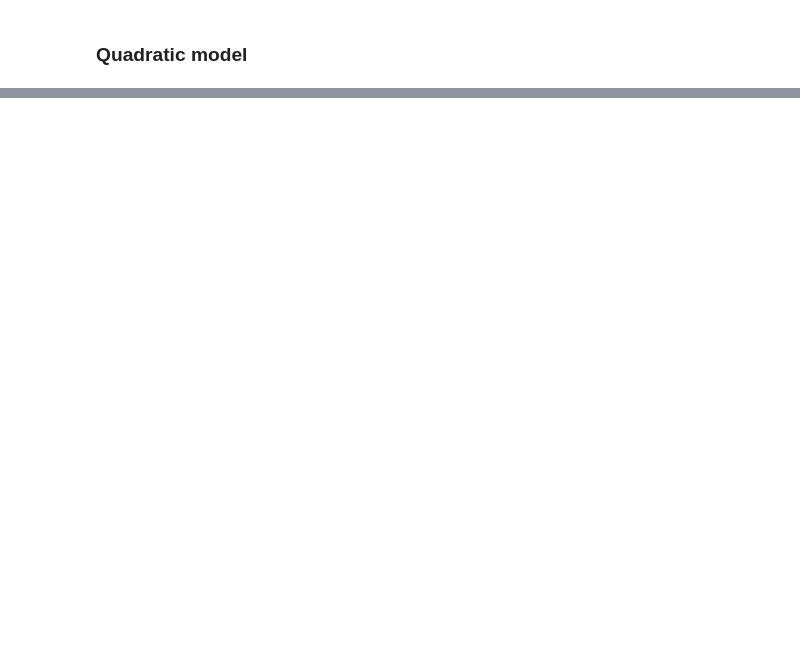
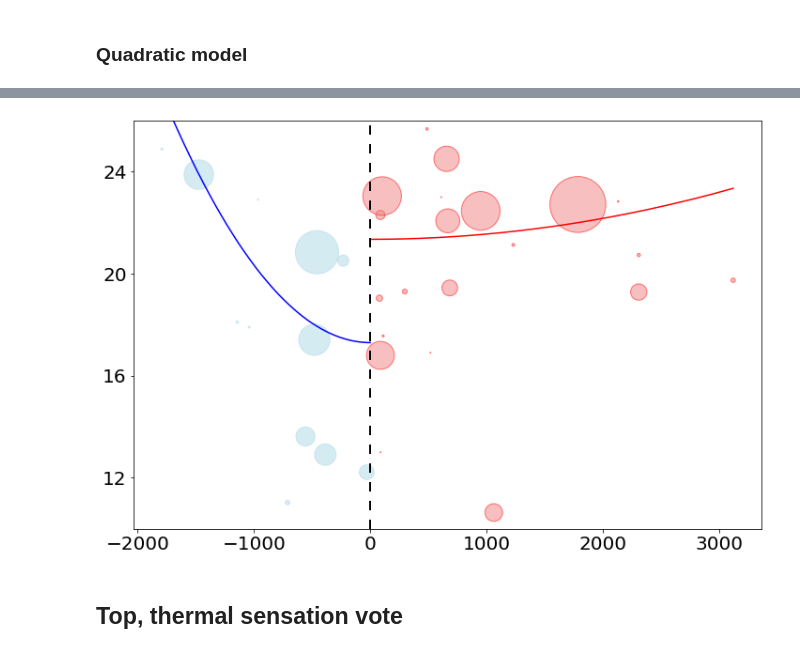
Before and after one commit to ruijis/paper-causal-doing, a Jupyter notebook: Data_regression_discontinuity.ipynb, the cells around one changed output, grey strips where cells are left out. Drawn from its saved outputs; the diff is of its cells as text; code cells hidden in the pictures; blank space fills up the shorter version.

```diff
--- a/Data_regression_discontinuity.ipynb
+++ b/Data_regression_discontinuity.ipynb
@@ -223,0 +313,6 @@ plt.show()
+# %%
+# order the df_rd_HDD by the HDD_run
+df_rd_HDD = df_rd_HDD.sort_values('HDD_run')
+# reset the index
+df_rd_HDD = df_rd_HDD.reset_index(drop=True)
+df_rd_HDD
@@ -223,0 +347,10 @@ plt.show()
+# %%
+
+# Quadratic model_HDD
+df_rd_HDD['HDD_run2'] = df_rd_HDD['HDD_run'] ** 2
+# try polynomial
+model_HDD = smf.wls("top ~ HDD_run2*threshold", df_rd_HDD, weights=df_rd_HDD["records"]).fit()
+print("Baseline is:", model_HDD.summary().tables[1][1][1])
+print("Effect is:", model_HDD.summary().tables[1][3][1])
+print("pvalue is:", model_HDD.summary().tables[1][3][4])
+model_HDD.summary().tables[1]
@@ -223,0 +366,57 @@ plt.show()
+# %%
+plt.figure(figsize=(12, 8))
+# Split the data into two parts
+df_below = df_rd_HDD[df_rd_HDD['HDD_run'] < 0]
+df_above = df_rd_HDD[df_rd_HDD['HDD_run'] >= 0]
+# Scatter plot for points below the threshold
+plt.scatter(df_below['HDD_run'], df_below['top'],
+            s=df_below['records'], facecolors='lightblue',
+            alpha=0.5, label='No District Heating')
+
+# Scatter plot for points above the threshold
+plt.scatter(df_above['HDD_run'], df_above['top'],
+            s=df_above['records'], facecolors='lightcoral', edgecolors='red',
+            alpha=0.5, label='District Heating')
+
+# Generate a fine grid of HDD_run values
+HDD_run_grid = np.linspace(df_rd_HDD['HDD_run'].min(), df_rd_HDD['HDD_run'].max(), 500)
+
+# Compute threshold values for each point
+threshold_grid = (HDD_run_grid >= 0).astype(int)
+
+# Create a DataFrame for the grid
+grid_df = pd.DataFrame({'HDD_run': HDD_run_grid, 'HDD_run2': HDD_run_grid**2, 'threshold': threshold_grid})
+
+# Predict based on the grid
+predictions = model_HDD.predict(grid_df)
+
+# Separate predictions for below and above the threshold
+grid_below = grid_df[grid_df['HDD_run'] < 0]
+grid_above = grid_df[grid_df['HDD_run'] >= 0]
+pred_below = predictions[grid_df['HDD_run'] < 0]
+pred_above = predictions[grid_df['HDD_run'] >= 0]
+
+# Plot the smooth quadratic predictions
+plt.plot(grid_below['HDD_run'], pred_below, color='blue', linewidth=1.5, label='Fitted (Domestic Heating)')
+plt.plot(grid_above['HDD_run'], pred_above, color='red', linewidth=1.5, label='Fitted (District Heating)')
+
+# Add vertical dashed line at the threshold
+plt.axvline(x=0, color='black', linestyle="--", linewidth=2, label='Huai River Threshold', dashes=(5, 5))
+
+# # plot city names on the graph
+# for i in range(len(df_rd_HDD)):
+#     plt.text(df_rd_HDD['HDD_run'][i], df_rd_HDD['top'][i], get_city_name(df_rd_HDD['city'][i]), fontsize=12)
+#     plt.text(df_rd_HDD['HDD_run'][i], df_rd_HDD['top'][i]-0.5, df_rd_HDD['p_dh'][i], fontsize=12)
+
+# Adjust ticks and labels
+plt.xticks(fontsize=20)
+plt.yticks(np.arange(12, 28, 4), fontsize=20)
+plt.ylim(10, 26)
+
+# Save as SVG
+# plt.savefig('fig3a.svg', format='svg')
+plt.show()
+# %% [output]
+[figure, added]
+# %% [markdown]
+## Top, thermal sensation vote
```
Also changed, not shown: parts of 27 cells of this notebook, 4 other files.
